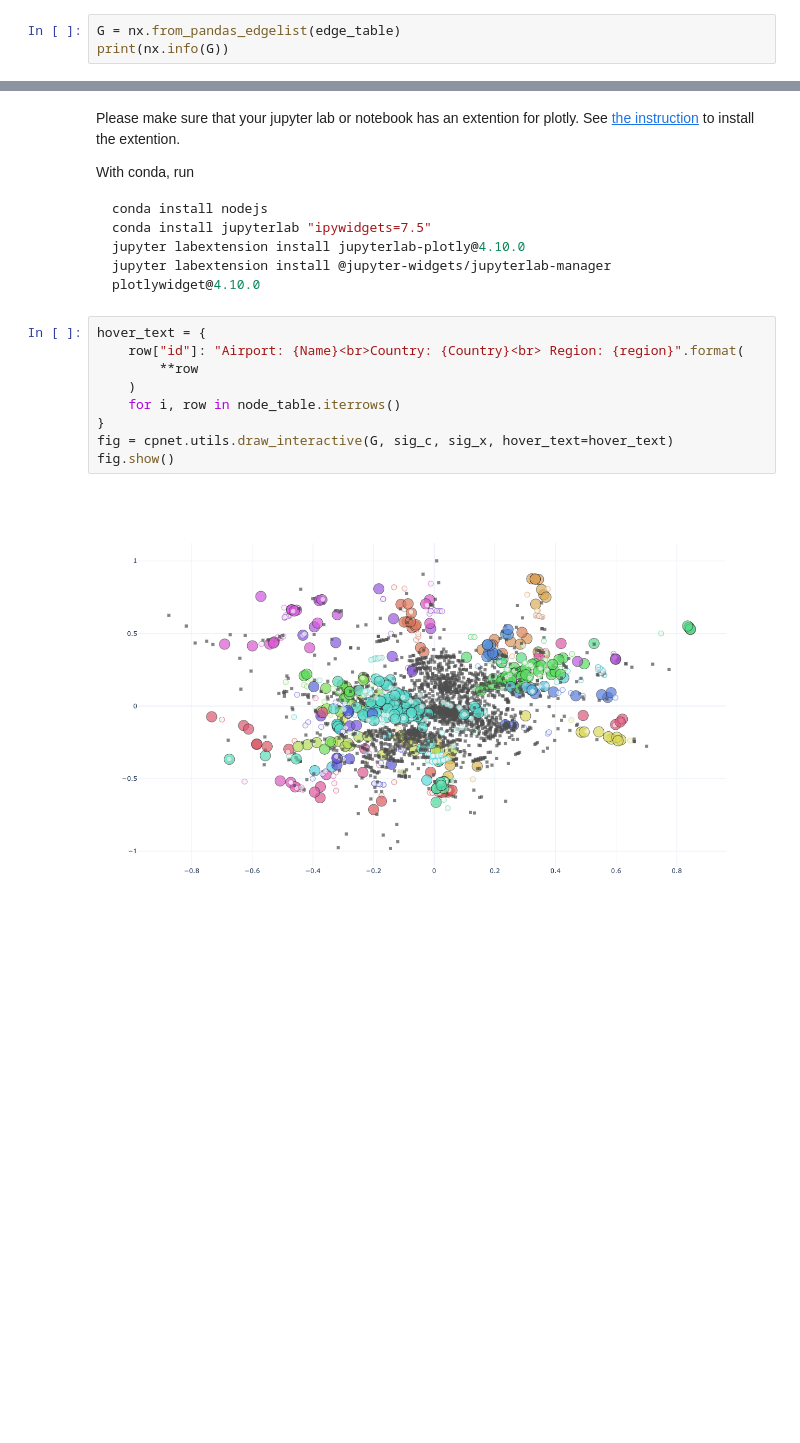
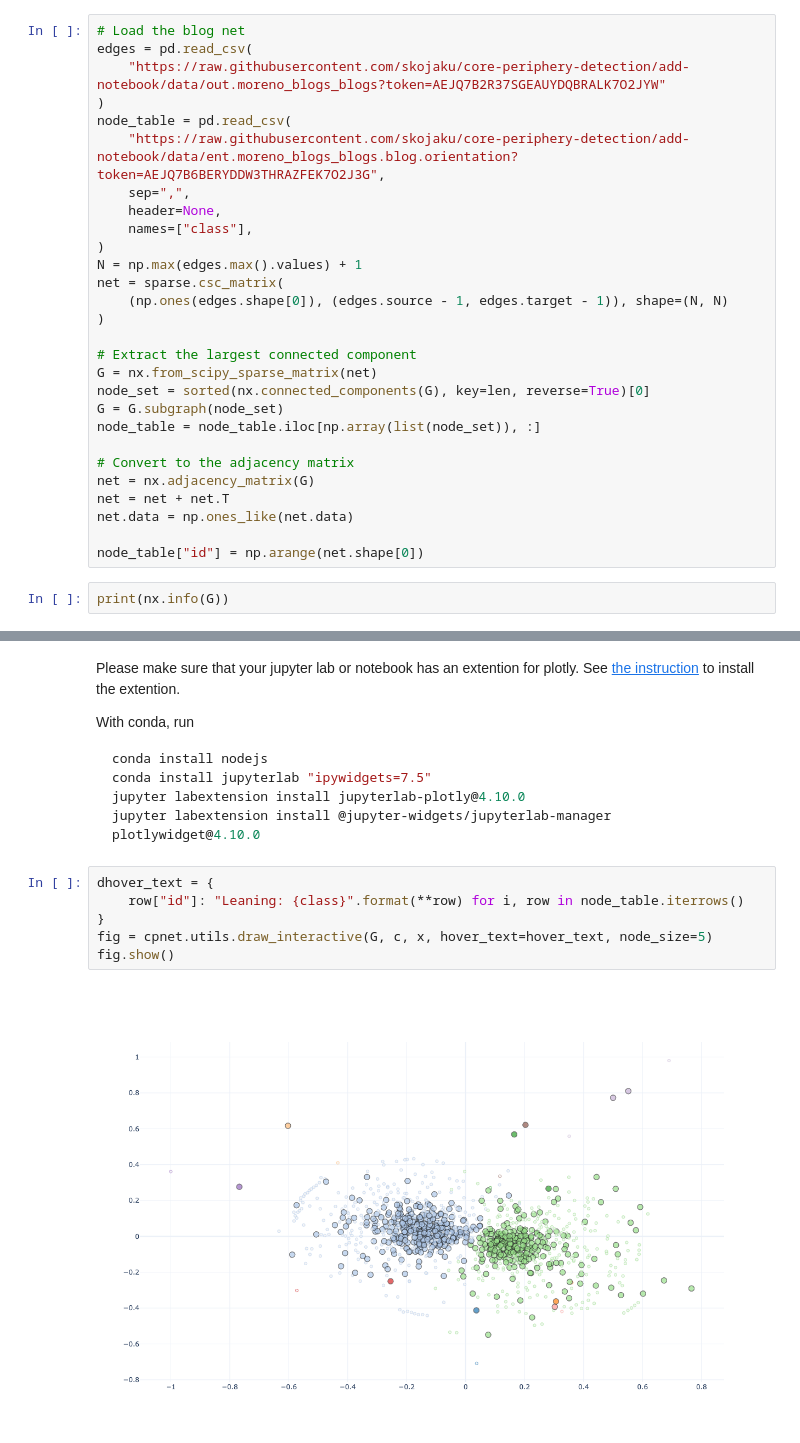
Before and after one commit to skojaku/core-periphery-detection, a Jupyter notebook: notebooks/example3.ipynb, the cells around one changed output, grey strips where cells are left out. Drawn from its saved outputs; the diff is of its cells as text; blank space fills up the shorter version.

````diff
--- a/notebooks/example3.ipynb
+++ b/notebooks/example3.ipynb
@@ -49,5 +35,32 @@ edge_table = pd.read_csv(
+# %%
+# Load the blog net
+edges = pd.read_csv(
+    "https://raw.githubusercontent.com/skojaku/core-periphery-detection/add-notebook/data/out.moreno_blogs_blogs?token=AEJQ7B2R37SGEAUYDQBRALK7O2JYW"
+)
+node_table = pd.read_csv(
+    "https://raw.githubusercontent.com/skojaku/core-periphery-detection/add-notebook/data/ent.moreno_blogs_blogs.blog.orientation?token=AEJQ7B6BERYDDW3THRAZFEK7O2J3G",
+    sep=",",
+    header=None,
+    names=["class"],
+)
+N = np.max(edges.max().values) + 1
+net = sparse.csc_matrix(
+    (np.ones(edges.shape[0]), (edges.source - 1, edges.target - 1)), shape=(N, N)
+)
+
+# Extract the largest connected component
+G = nx.from_scipy_sparse_matrix(net)
+node_set = sorted(nx.connected_components(G), key=len, reverse=True)[0]
+G = G.subgraph(node_set)
+node_table = node_table.iloc[np.array(list(node_set)), :]
+
+# Convert to the adjacency matrix
+net = nx.adjacency_matrix(G)
+net = net + net.T
+net.data = np.ones_like(net.data)
+
+node_table["id"] = np.arange(net.shape[0])
 # %%
-G = nx.from_pandas_edgelist(edge_table)
 print(nx.info(G))
 # %% [output]
 Name:
@@ -94,13 +105,10 @@ jupyter labextension install jupyterlab-plotly@4.10.0
 jupyter labextension install @jupyter-widgets/jupyterlab-manager plotlywidget@4.10.0
 ```
 # %%
-hover_text = {
-    row["id"]: "Airport: {Name}<br>Country: {Country}<br> Region: {region}".format(
-        **row
-    )
-    for i, row in node_table.iterrows()
+dhover_text = {
+    row["id"]: "Leaning: {class}".format(**row) for i, row in node_table.iterrows()
 }
-fig = cpnet.utils.draw_interactive(G, sig_c, sig_x, hover_text=hover_text)
+fig = cpnet.utils.draw_interactive(G, c, x, hover_text=hover_text, node_size=5)
 fig.show()
 # %% [output]
-[figure, old version]
+[figure, new version]
````
Also changed, not shown: parts of 5 cells of this notebook.
